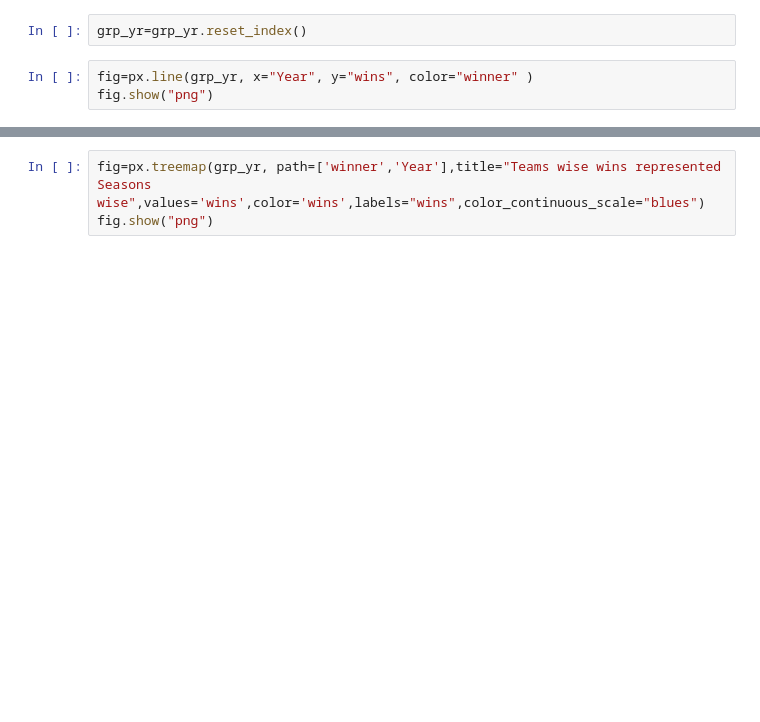
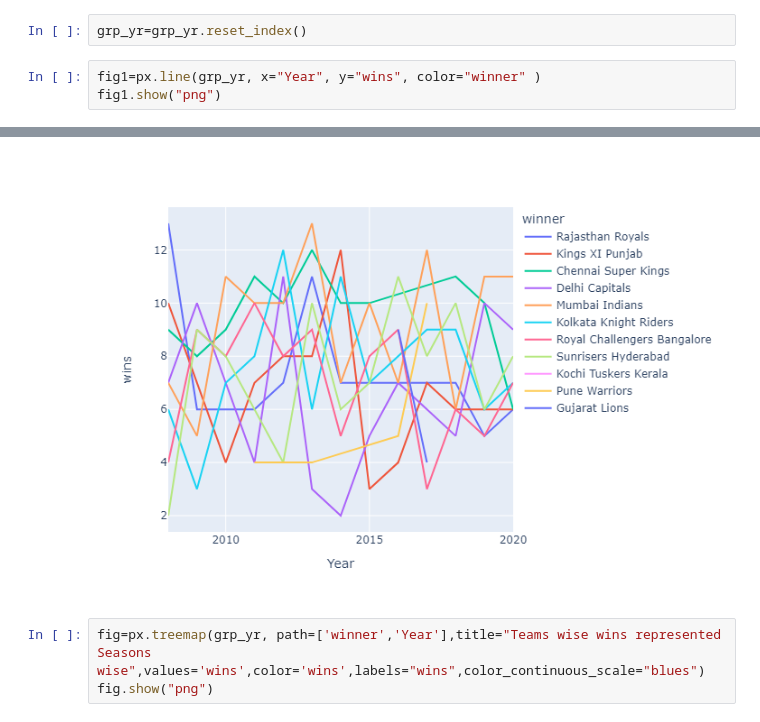
Before and after one commit to varshithvn2/Python, a Jupyter notebook: EDA-IPL.ipynb, the cells around one changed output, grey strips where cells are left out. Saved outputs shown, nothing was run; the diff lists cells and outputs as text; blank space fills up the shorter version.

```diff
--- a/EDA-IPL.ipynb
+++ b/EDA-IPL.ipynb
@@ -225,6 +224,6 @@ grp_yr.rename(columns = {'winner':'wins'}, inplace = True)
 # %%
 grp_yr=grp_yr.reset_index()
 # %%
-fig=px.line(grp_yr, x="Year", y="wins", color="winner" )
-fig.show("png")
+fig1=px.line(grp_yr, x="Year", y="wins", color="winner" )
+fig1.show("png")
 # %% [output]
@@ -232,3 +230,4 @@ fig.show("png")
+[figure, added]
 # %%
 fig=px.treemap(grp_yr, path=['winner','Year'],title="Teams wise wins represented Seasons wise",values='wins',color='wins',labels="wins",color_continuous_scale="blues")
 fig.show("png")
```
Also changed, not shown: parts of 2 cells of this notebook.
